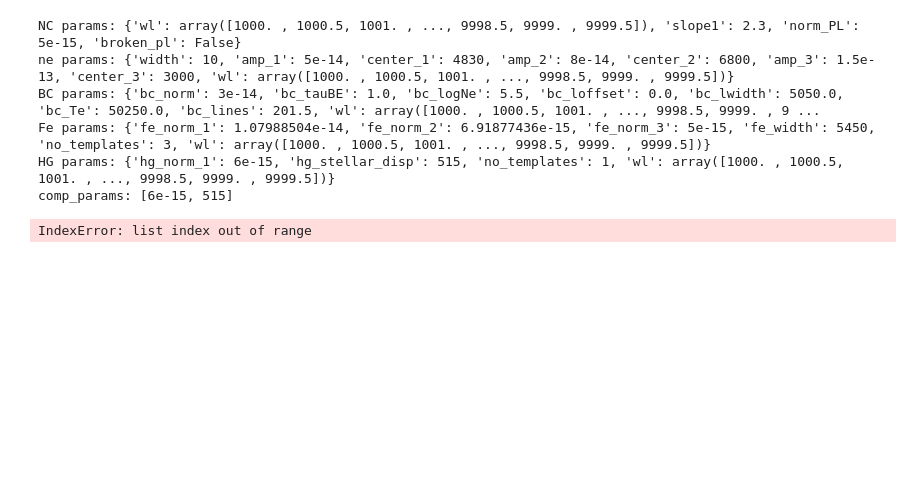
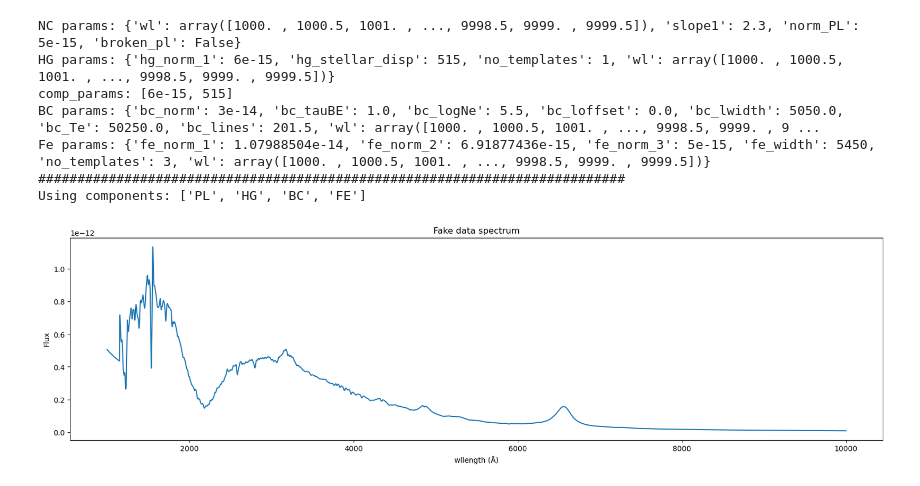
Before and after one commit to jotaylor/SPAMM, a Jupyter notebook: examples/combined_example.ipynb, the cells around one changed output. Cells and saved outputs as stored; diff of their text form; code cells hidden in the pictures; blank space fills up the shorter version.

```diff
--- a/examples/combined_example.ipynb
+++ b/examples/combined_example.ipynb
@@ -102,21 +102,22 @@ def generate_data(components=None, comp_params=None):
 
     return comb_wl, comb_flux, comb_err, all_fluxes, comp_names
 # %%
-components=["PL", "NEL", "BC", "FE"]
-comp_params={"PL": NC_PARAMS, "NEL": NEL_PARAMS, "BC": BC_PARAMS, "FE": FE_PARAMS, "HOST": HG_PARAMS}
+components=["PL", "HG", "BC", "FE"]
+comp_params={"PL": NC_PARAMS, "HOST": HG_PARAMS, "BC": BC_PARAMS, "FE": FE_PARAMS}
 
 wl, flux, flux_err, all_fluxes, comp_names = generate_data(components=components, comp_params=comp_params)
 
 fig = plt.figure(figsize=(20,5))
 plt.plot(wl, flux)
 plt.title(f"Fake data spectrum")
 plt.xlabel("wllength (Å)")
-plt.ylabel("Flux")
+plt.ylabel("Flux");
 # %% [output]
 NC params: {'wl': array([1000. , 1000.5, 1001. , ..., 9998.5, 9999. , 9999.5]), 'slope1': 2.3, 'norm_PL': 5e-15, 'broken_pl': False}
-ne params: {'width': 10, 'amp_1': 5e-14, 'center_1': 4830, 'amp_2': 8e-14, 'center_2': 6800, 'amp_3': 1.5e-13, 'center_3': 3000, 'wl': array([1000. , 1000.5, 1001. , ..., 9998.5, 9999. , 9999.5])}
+HG params: {'hg_norm_1': 6e-15, 'hg_stellar_disp': 515, 'no_templates': 1, 'wl': array([1000. , 1000.5, 1001. , ..., 9998.5, 9999. , 9999.5])}
+comp_params: [6e-15, 515]
 BC params: {'bc_norm': 3e-14, 'bc_tauBE': 1.0, 'bc_logNe': 5.5, 'bc_loffset': 0.0, 'bc_lwidth': 5050.0, 'bc_Te': 50250.0, 'bc_lines': 201.5, 'wl': array([1000. , 1000.5, 1001. , ..., 9998.5, 9999. , 9 ...
 Fe params: {'fe_norm_1': 1.07988504e-14, 'fe_norm_2': 6.91877436e-15, 'fe_norm_3': 5e-15, 'fe_width': 5450, 'no_templates': 3, 'wl': array([1000. , 1000.5, 1001. , ..., 9998.5, 9999. , 9999.5])}
-HG params: {'hg_norm_1': 6e-15, 'hg_stellar_disp': 515, 'no_templates': 1, 'wl': array([1000. , 1000.5, 1001. , ..., 9998.5, 9999. , 9999.5])}
-comp_params: [6e-15, 515]
+###########################################################################
+Using components: ['PL', 'HG', 'BC', 'FE']
-IndexError: list index out of range
+[figure, added]
```
Also changed, not shown: parts of 2 cells of this notebook, 1 other file.
